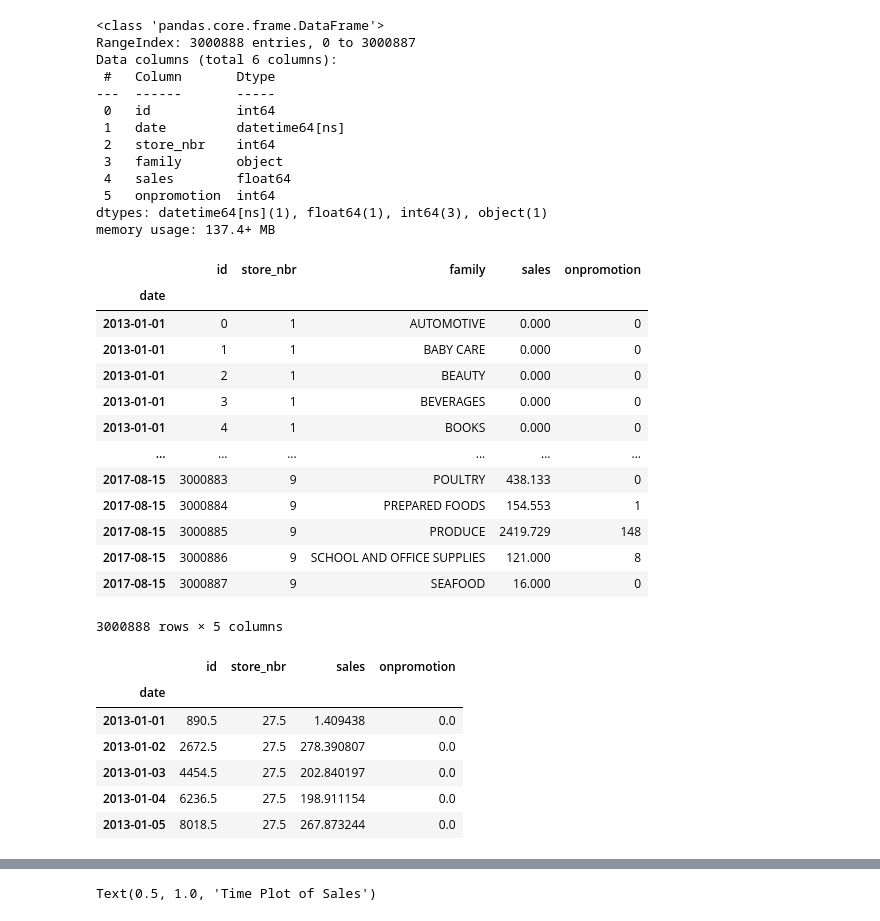
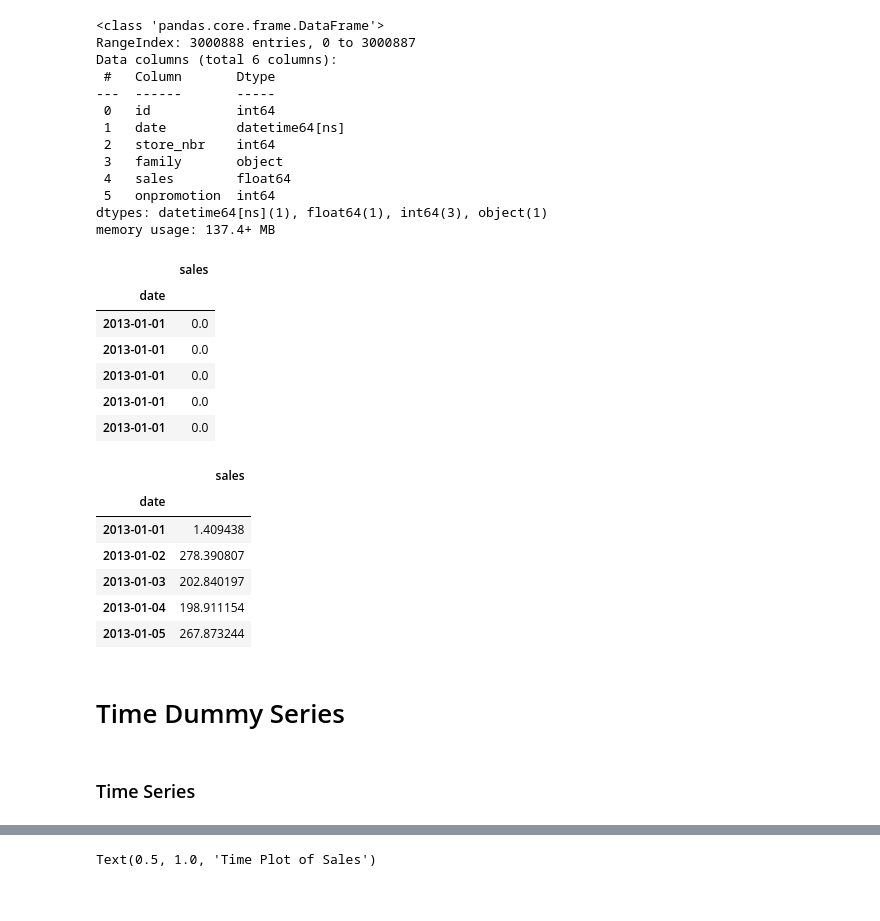
Before and after one commit to rohovskoi/store_sales_supervised_ml, a Jupyter notebook: store_sales_test.ipynb, the cells around one changed output, grey strips where cells are left out. Drawn from its saved outputs; the diff is of its cells as text; code cells hidden in the pictures.

```diff
--- a/store_sales_test.ipynb
+++ b/store_sales_test.ipynb
@@ -73,34 +71,32 @@ df_cat = train[['date', 'family']]
 # %%
 sales = train.copy()
 sales = sales.set_index('date').to_period('D')
 
-sales
+sales = sales.drop(['family', 'id', 'store_nbr', 'onpromotion'], axis=1)
+sales.head()
 # %% [output]
-|  | id | store_nbr | family | sales | onpromotion |
-| date |  |  |  |  |  |
-| 2013-01-01 | 0 | 1 | AUTOMOTIVE | 0.000 | 0 |
-| 2013-01-01 | 1 | 1 | BABY CARE | 0.000 | 0 |
-| 2013-01-01 | 2 | 1 | BEAUTY | 0.000 | 0 |
-| 2013-01-01 | 3 | 1 | BEVERAGES | 0.000 | 0 |
-| 2013-01-01 | 4 | 1 | BOOKS | 0.000 | 0 |
-| ... | ... | ... | ... | ... | ... |
-| 2017-08-15 | 3000883 | 9 | POULTRY | 438.133 | 0 |
-| 2017-08-15 | 3000884 | 9 | PREPARED FOODS | 154.553 | 1 |
-| 2017-08-15 | 3000885 | 9 | PRODUCE | 2419.729 | 148 |
-| 2017-08-15 | 3000886 | 9 | SCHOOL AND OFFICE SUPPLIES | 121.000 | 8 |
-| 2017-08-15 | 3000887 | 9 | SEAFOOD | 16.000 | 0 |
+|  | sales |
+| date |  |
+| 2013-01-01 | 0.0 |
+| 2013-01-01 | 0.0 |
+| 2013-01-01 | 0.0 |
+| 2013-01-01 | 0.0 |
+| 2013-01-01 | 0.0 |
-3000888 rows × 5 columns
 # %%
 avg_sales = sales.groupby('date').mean()
-# ['sales']
+
 avg_sales.head()
 # %% [output]
-|  | id | store_nbr | sales | onpromotion |
-| date |  |  |  |  |
-| 2013-01-01 | 890.5 | 27.5 | 1.409438 | 0.0 |
-| 2013-01-02 | 2672.5 | 27.5 | 278.390807 | 0.0 |
-| 2013-01-03 | 4454.5 | 27.5 | 202.840197 | 0.0 |
-| 2013-01-04 | 6236.5 | 27.5 | 198.911154 | 0.0 |
-| 2013-01-05 | 8018.5 | 27.5 | 267.873244 | 0.0 |
+|  | sales |
+| date |  |
+| 2013-01-01 | 1.409438 |
+| 2013-01-02 | 278.390807 |
+| 2013-01-03 | 202.840197 |
+| 2013-01-04 | 198.911154 |
+| 2013-01-05 | 267.873244 |
+# %% [markdown]
+# Time Dummy Series
+# %% [markdown]
+### Time Series
 # %%
 avg_sales['time'] = np.arange(len(avg_sales.index))
```
Also changed, not shown: parts of 13 cells of this notebook.
